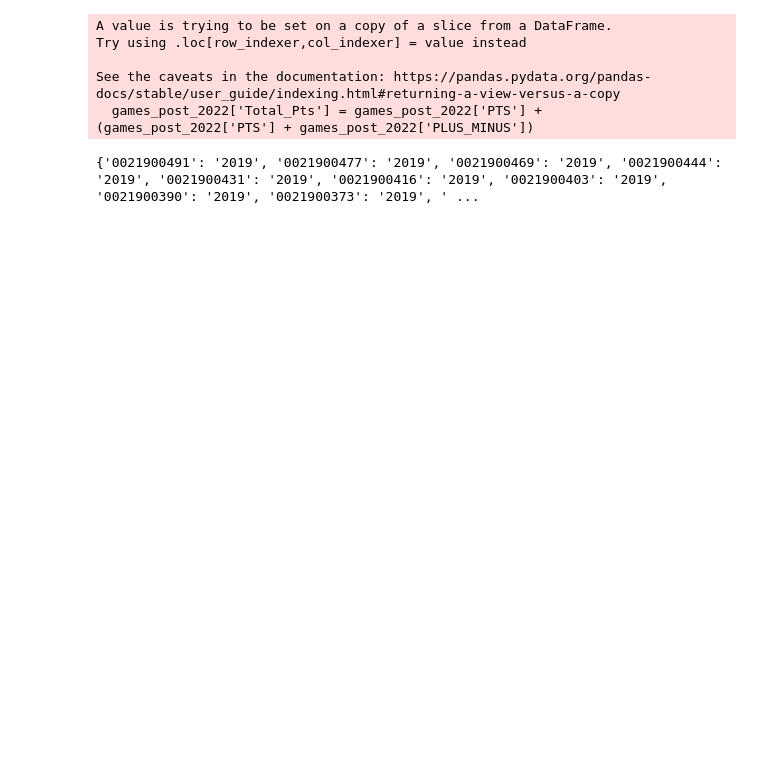
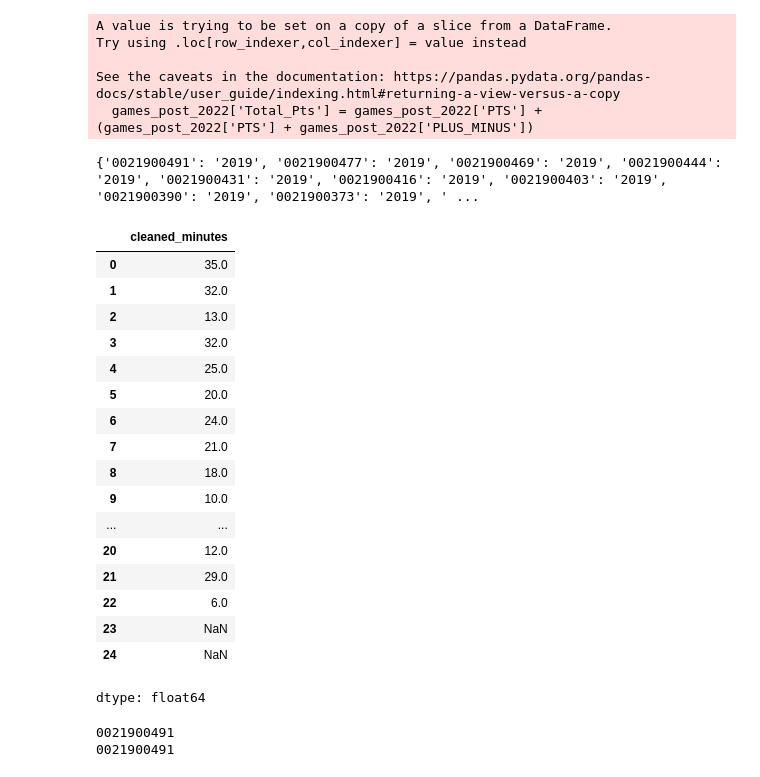
Before and after one commit to drypuddle1220/Sports_Betting_Analytics, a Jupyter notebook: NBA_Predictions(Approach_2,_DataClean_v2).ipynb, the cells around one changed output. Drawn from its saved outputs; the diff is of its cells as text; code cells hidden in the pictures; blank space fills up the shorter version.

```diff
--- a/NBA_Predictions(Approach_2,_DataClean_v2).ipynb
+++ b/NBA_Predictions(Approach_2,_DataClean_v2).ipynb
@@ -70,6 +66,61 @@ Try using .loc[row_indexer,col_indexer] = value instead
 See the caveats in the documentation: https://pandas.pydata.org/pandas-docs/stable/user_guide/indexing.html#returning-a-view-versus-a-copy
   games_post_2022['Total_Pts'] = games_post_2022['PTS'] + (games_post_2022['PTS'] + games_post_2022['PLUS_MINUS'])
 {'0021900491': '2019', '0021900477': '2019', '0021900469': '2019', '0021900444': '2019', '0021900431': '2019', '0021900416': '2019', '0021900403': '2019', '0021900390': '2019', '0021900373': '2019', ' ...
+# %%
+from nba_api.stats.endpoints import boxscoreadvancedv2
+from nba_api.stats.library.parameters import LeagueID
+import pandas as pd
+
+import re
+
+def clean_minutes(minute_str):
+    # If the input is None, return None
+    if minute_str is None:
+        return None
+
+    # Use regex to extract the minute portion
+    match = re.search(r'(\d+\.?\d*)', str(minute_str))
+
+    # If a match is found, convert to float
+    if match:
+        return float(match.group(1))
+
+    return None
+
+arena = boxscoreadvancedv2.BoxScoreAdvancedV2(game_id=games_bucket[0])
+arena = arena.get_data_frames()[0]
+arena['cleaned_minutes'] = arena['MIN'].apply(clean_minutes)
+arena['cleaned_minutes']
+# %% [output]
+|  | cleaned_minutes |
+| 0 | 35.0 |
+| 1 | 32.0 |
+| 2 | 13.0 |
+| 3 | 32.0 |
+| 4 | 25.0 |
+| 5 | 20.0 |
+| 6 | 24.0 |
+| 7 | 21.0 |
+| 8 | 18.0 |
+| 9 | 10.0 |
+| ... | ... |
+| 20 | 12.0 |
+| 21 | 29.0 |
+| 22 | 6.0 |
+| 23 | NaN |
+| 24 | NaN |
+dtype: float64
+# %%
+final_clean['GAME_ID'] = final_clean['GAME_ID'].astype(str)
+# Ensure GAME_ID has leading zeros
+final_clean['GAME_ID'] = final_clean['GAME_ID'].str.zfill(10)
+
+print(final_clean['GAME_ID'][0])
+
+print(games_bucket[0])
+# %% [output]
+0021900491
+0021900491
 # %%
 from nba_api.stats.endpoints import boxscoreadvancedv2
 from nba_api.stats.library.parameters import LeagueID
```
Also changed, not shown: parts of 4 cells of this notebook.
